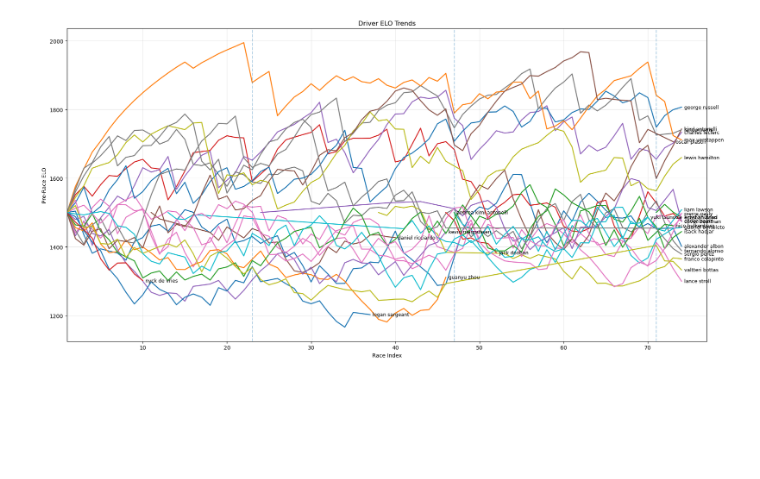
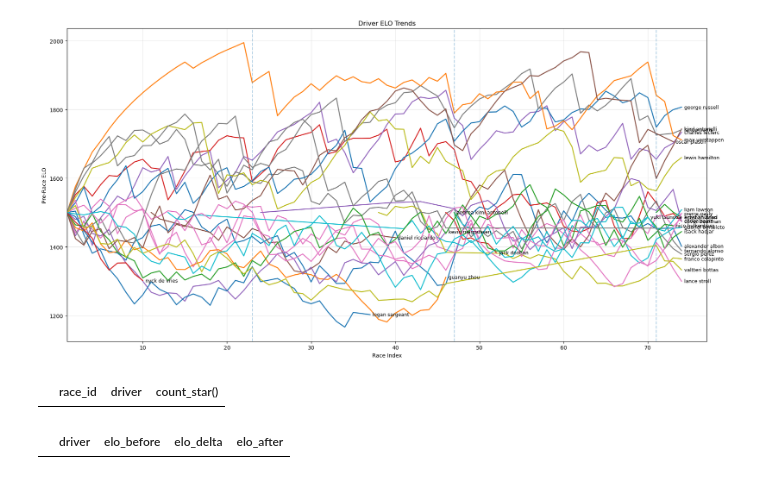
Before and after one commit to jguptil1/F1Fantasy, a Jupyter notebook: src/ingestion/database_testing.ipynb, the cells around one changed output. Drawn from its saved outputs; the diff is of its cells as text; code cells hidden in the pictures; blank space fills up the shorter version.

```diff
--- a/src/ingestion/database_testing.ipynb
+++ b/src/ingestion/database_testing.ipynb
@@ -1250,3 +1250,42 @@ plt.tight_layout()
 plt.show()
 # %% [output]
 [figure]
+# %%
+def test_staged_elo():
+    with duckdb.connect(DATABASE_PATH, read_only=True) as con:
+        result = con.execute("""
+            SELECT
+                race_id,
+                driver,
+                COUNT(*)
+            FROM staged_elo_table
+            GROUP BY race_id, driver
+            HAVING COUNT(*) > 1;
+        """).df()
+    return result
+
+
+elo_table = test_staged_elo()
+elo_table
+# %% [output]
+|  | race_id | driver | count_star() |
+# %%
+def test_staged_elo():
+    with duckdb.connect(DATABASE_PATH, read_only=True) as con:
+        result = con.execute("""
+            SELECT
+                driver,
+                elo_before,
+                elo_delta,
+                elo_after
+            FROM staged_elo_table
+            WHERE race_id = 72
+                AND driver_finish_position = 20
+        """).df()
+    return result
+
+
+elo_table = test_staged_elo()
+elo_table
+# %% [output]
+|  | driver | elo_before | elo_delta | elo_after |
```
Also changed, not shown: parts of 6 cells of this notebook, 5 other files.
